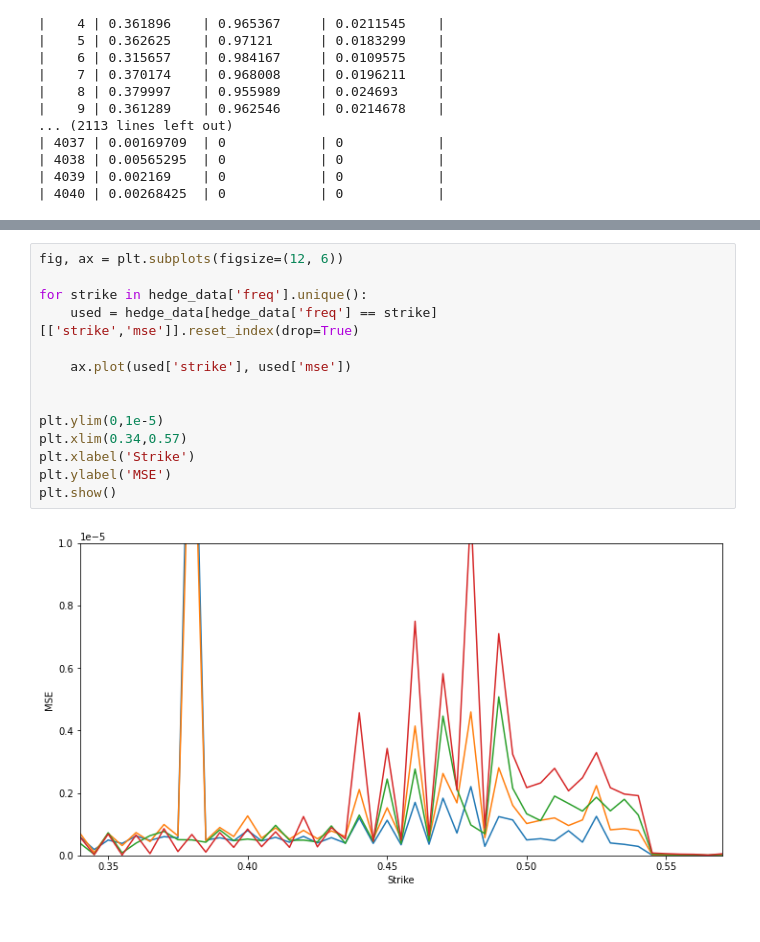
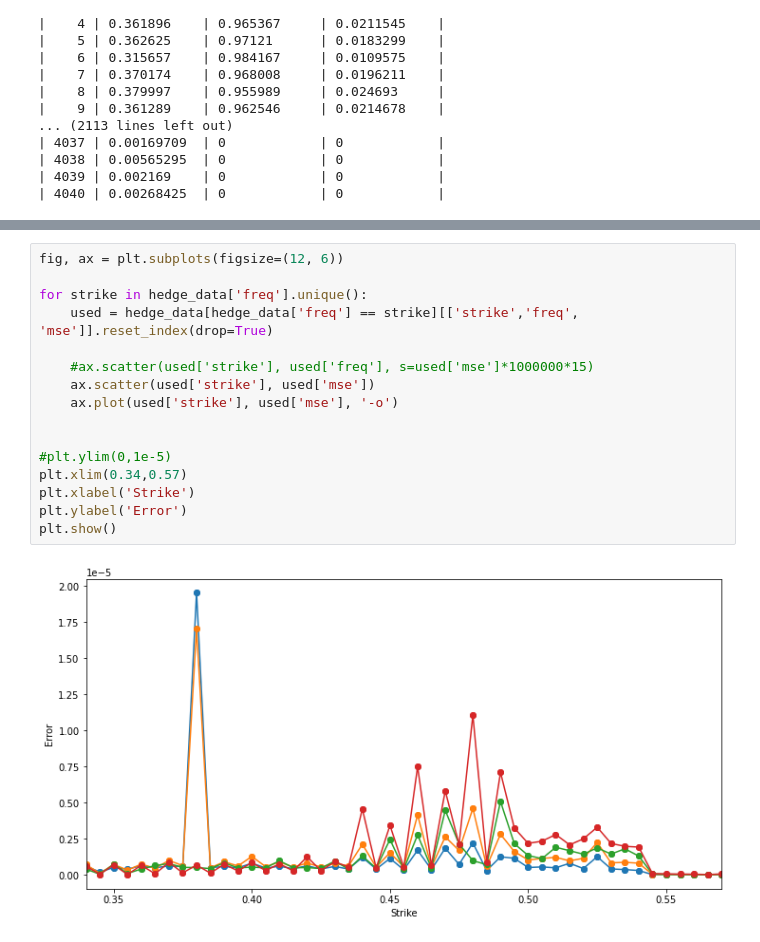
Before and after one commit to JuusoAsd/finaeng1, a Jupyter notebook: assignment_1.ipynb, the cells around one changed output, grey strips where cells are left out. Cells and saved outputs as stored; diff of their text form.

Commit message:
first plots and regressions

```diff
--- a/assignment_1.ipynb
+++ b/assignment_1.ipynb
@@ -215,19 +231,21 @@ print(df_data[['iv','delta','vega']].to_markdown())
 # %%
 fig, ax = plt.subplots(figsize=(12, 6))
 
 for strike in hedge_data['freq'].unique():
-    used = hedge_data[hedge_data['freq'] == strike][['strike','mse']].reset_index(drop=True)
+    used = hedge_data[hedge_data['freq'] == strike][['strike','freq', 'mse']].reset_index(drop=True)
 
-    ax.plot(used['strike'], used['mse'])
+    #ax.scatter(used['strike'], used['freq'], s=used['mse']*1000000*15)
+    ax.scatter(used['strike'], used['mse'])
+    ax.plot(used['strike'], used['mse'], '-o')
 
 
-plt.ylim(0,1e-5)
+#plt.ylim(0,1e-5)
 plt.xlim(0.34,0.57)
 plt.xlabel('Strike')
-plt.ylabel('MSE')
+plt.ylabel('Error')
 plt.show()
 # %% [output]
-[figure, old version]
+[figure, new version]
 # %%
 """function for testing frequencies and different strikes for all worksheets"""
 
```
Also changed, not shown: parts of 12 cells of this notebook.
